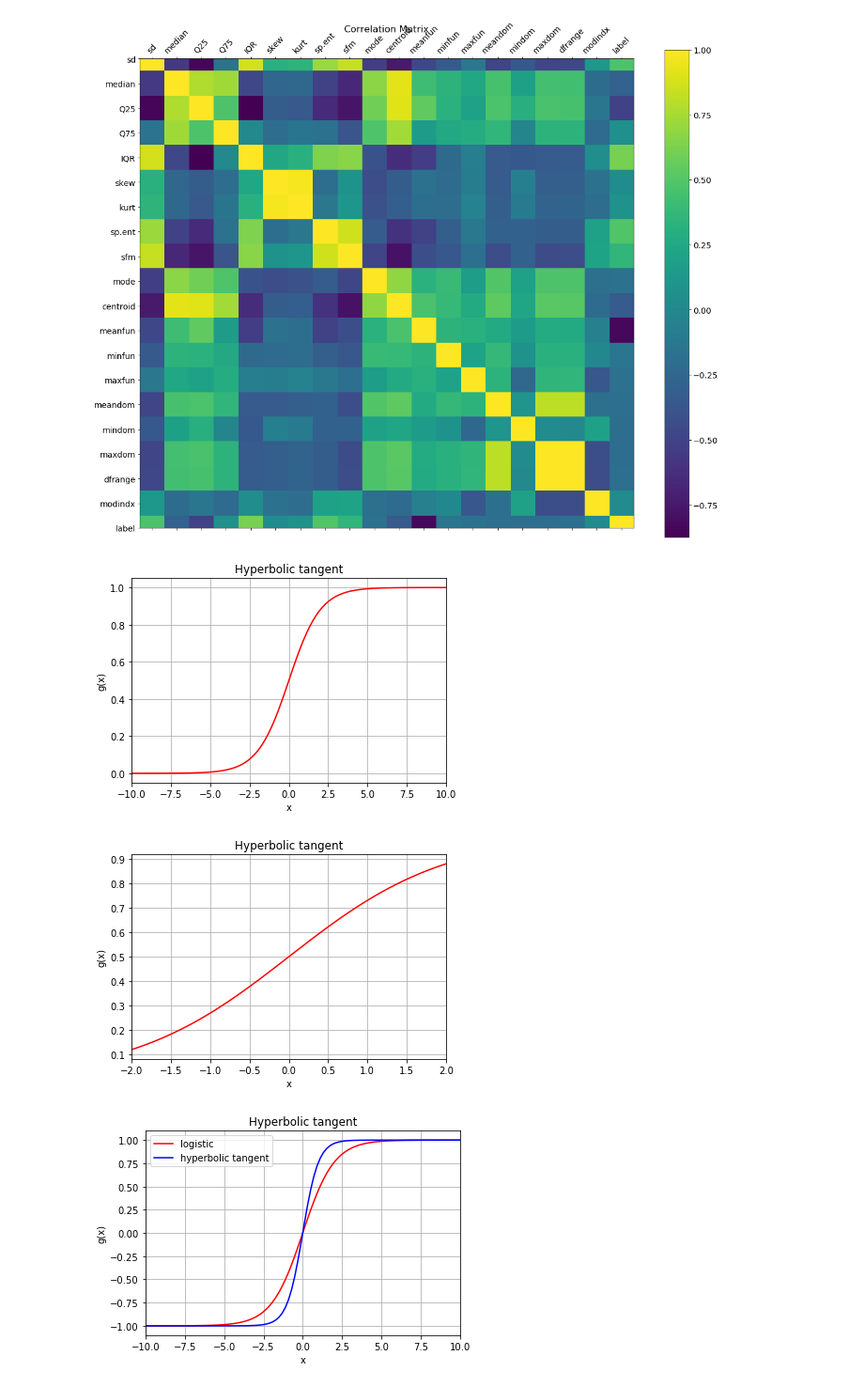
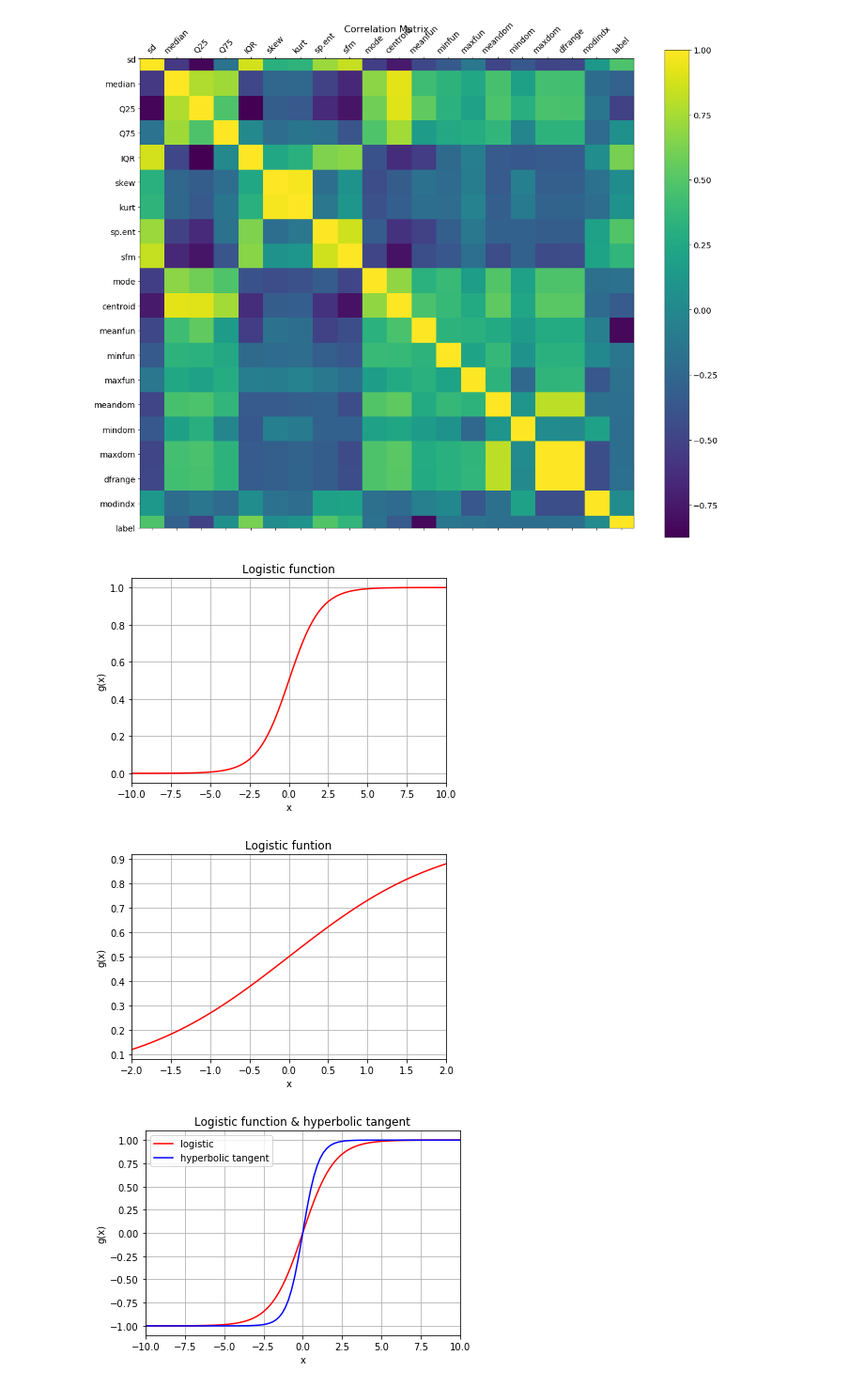
Before and after one commit to ito-rafael/IA006C-MachineLearning, a Jupyter notebook: efc2/efc2_pre-ex1.ipynb, the cells around one changed output. Shown at 94% size. Saved outputs shown, nothing was run; the diff lists cells and outputs as text; code cells hidden in the pictures.

Commit message:
EFC2: updated LaTeX, figures and notebooks

```diff
--- a/efc2/efc2_pre-ex1.ipynb
+++ b/efc2/efc2_pre-ex1.ipynb
@@ -90,14 +90,14 @@ plt.plot(x, y, 'r')
 plt.xlabel('x')
 plt.ylabel('g(x)')
 # title
-plt.title('Hyperbolic tangent')
+plt.title('Logistic function')
 # add grid
 plt.grid(True)
 plt.autoscale(axis='x', tight=True)
 plt.savefig(path + 'logistic_function', dpi=300)
 plt.show()
 # %% [output]
-[figure, old version]
+[figure, new version]
 # %%
 x = np.linspace(-2, 2, 100)
 y = 1 / (1 + np.exp(-x))
@@ -107,32 +107,32 @@ plt.plot(x, y, 'r')
 plt.xlabel('x')
 plt.ylabel('g(x)')
 # title
-plt.title('Hyperbolic tangent')
+plt.title('Logistic funtion')
 # add grid
 plt.grid(True)
 plt.autoscale(axis='x', tight=True)
 plt.savefig(path + 'logistic_function', dpi=300)
 plt.show()
 # %% [output]
-[figure, old version]
+[figure, new version]
 # %%
 x = np.linspace(-10, 10, 100)
 y = 1 / (1 + np.exp(-x))
 y = (2 * y) - 1
 z = np.tanh(x)
 # plot
 plt.plot(x, y, 'r', label='logistic')
 plt.plot(x, z, 'b', label='hyperbolic tangent')
 # axis label
 plt.xlabel('x')
 plt.ylabel('g(x)')
 # title
-plt.title('Hyperbolic tangent')
+plt.title('Logistic function & hyperbolic tangent')
 # add grid
 plt.grid(True)
 plt.legend()
 plt.autoscale(axis='x', tight=True)
 plt.savefig(path + 'logistic_vs_tanh', dpi=300)
 plt.show()
 # %% [output]
-[figure, old version]
+[figure, new version]
```
Also changed, not shown: 15 other files.
